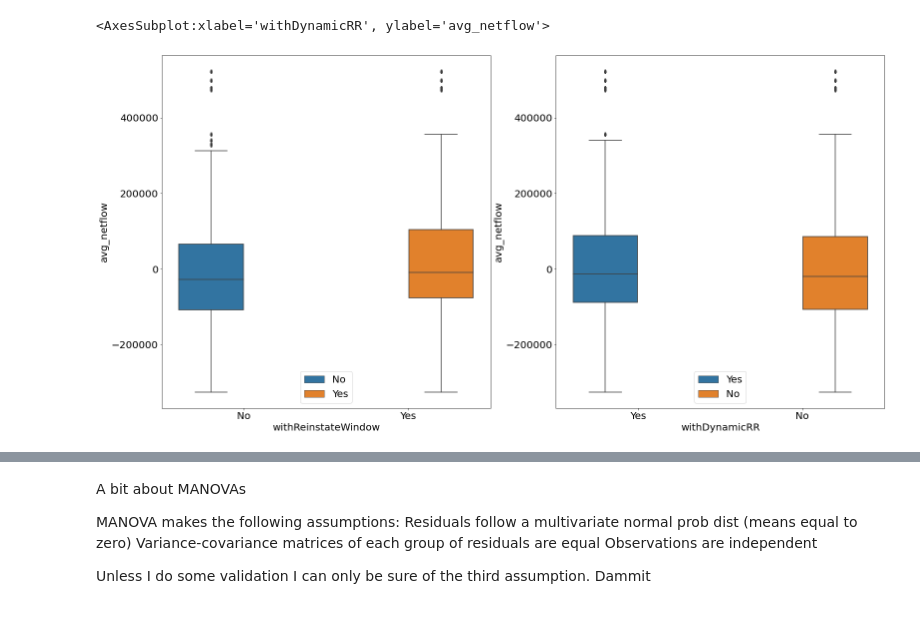
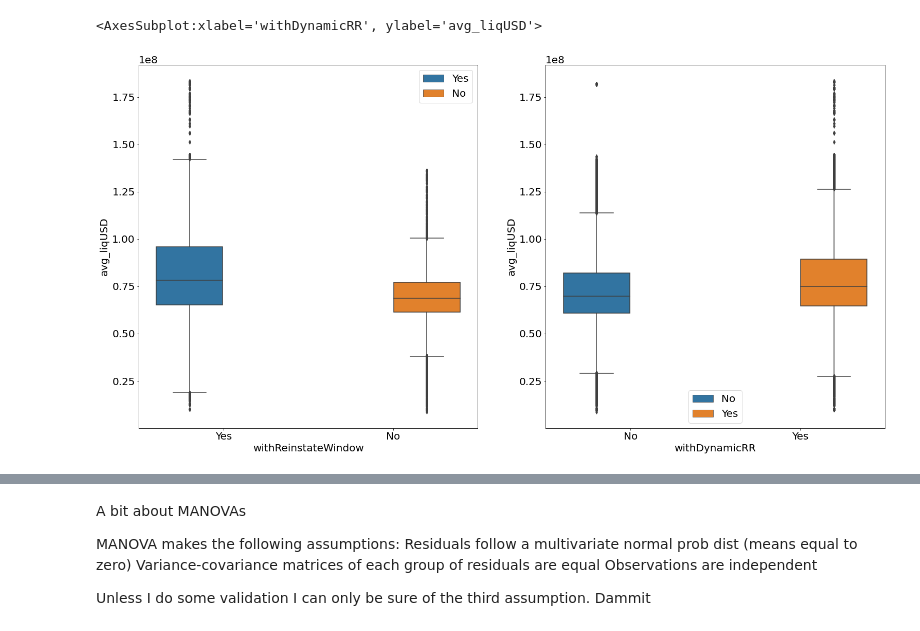
Before and after one commit to EdgeCaser/LiquiditySims, a Jupyter notebook: Stats.ipynb, the cells around one changed output, grey strips where cells are left out. Cells and saved outputs as stored; diff of their text form; code cells hidden in the pictures.

```diff
--- a/Stats.ipynb
+++ b/Stats.ipynb
@@ -29,15 +30,15 @@ df.head(10)
 # %%
 ##fancy charts, but too much data on first load. Let's see if the window or dynamicRR make for a visual difference in avg netflow
 plt.rc("figure", figsize=(26, 13))
 plt.rc("font", size=20)
 
 fig, axs = plt.subplots(ncols=2)
-sns.boxplot(data=df, x="withReinstateWindow", y="avg_netflow", hue=df.withReinstateWindow.tolist(), ax=axs[0])
-sns.boxplot(data=df, x="withDynamicRR", y="avg_netflow", hue=df.withDynamicRR.tolist(), ax=axs[1])
+sns.boxplot(data=df, x="withReinstateWindow", y="avg_liqUSD", hue=df.withReinstateWindow.tolist(), ax=axs[0])
+sns.boxplot(data=df, x="withDynamicRR", y="avg_liqUSD", hue=df.withDynamicRR.tolist(), ax=axs[1])
 ##plt.show()
 # %% [output]
-<AxesSubplot:xlabel='withDynamicRR', ylabel='avg_netflow'>
+<AxesSubplot:xlabel='withDynamicRR', ylabel='avg_liqUSD'>
-[figure, old version]
+[figure, new version]
 # %%
 fig, axs = plt.subplots(ncols=2)
 sns.boxplot(data=df, x="withReinstateWindow", y="avg_marketcap", hue=df.withReinstateWindow.tolist(), ax=axs[0])
```
Also changed, not shown: parts of 17 cells of this notebook, 2 other files.
